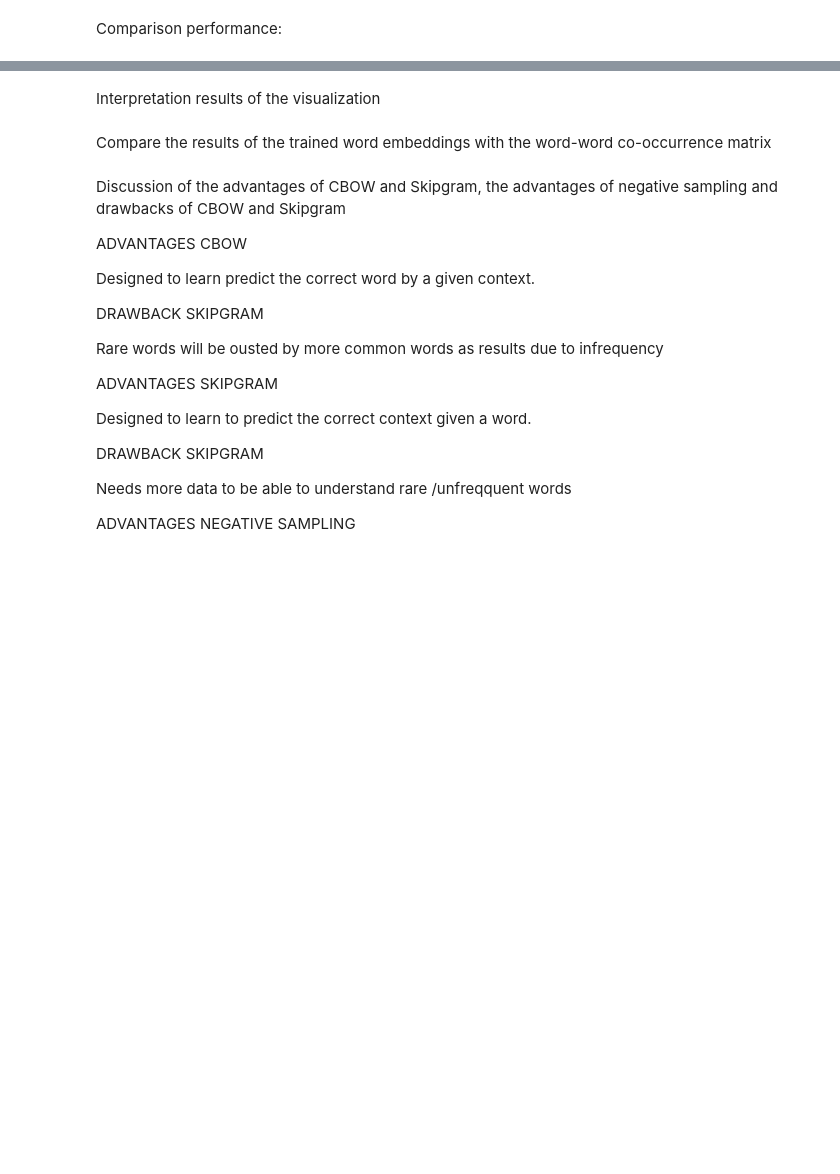
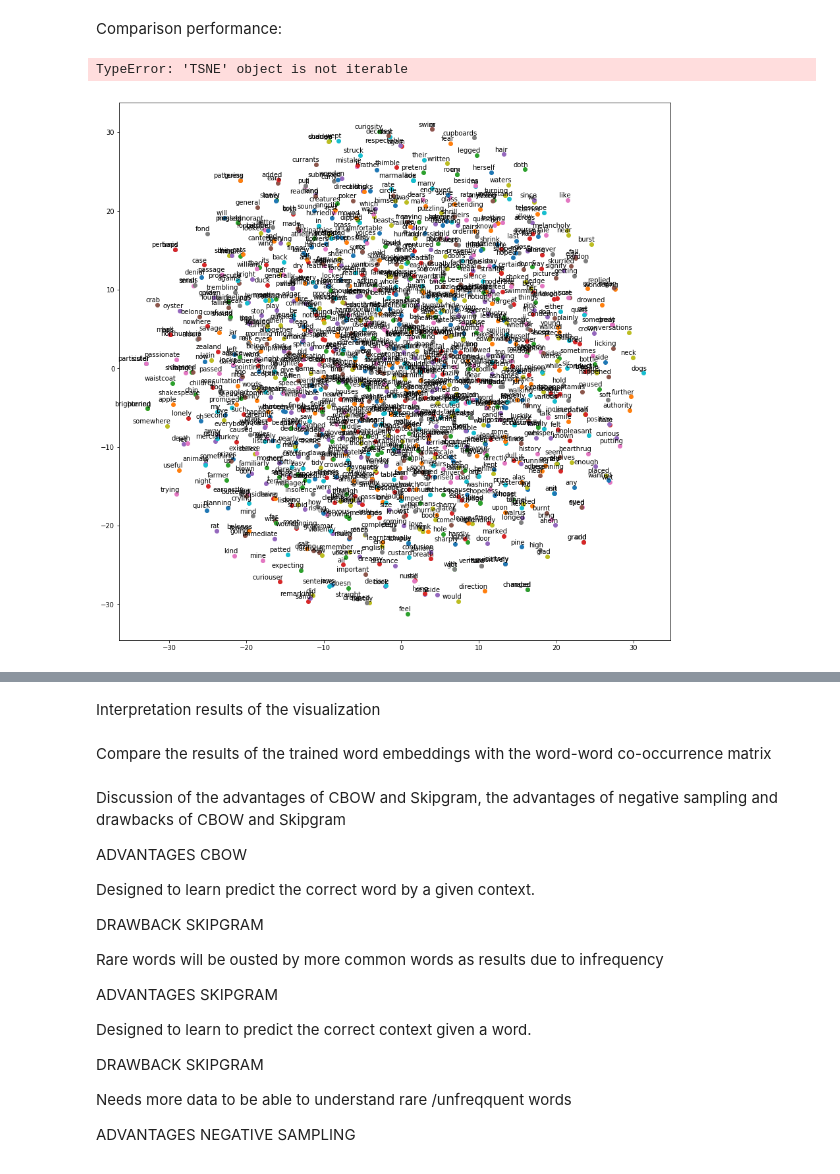
Before and after one commit to joepwijnhoven/RecommenderSystems, a Jupyter notebook: Assignment 1.ipynb, the cells around one changed output, grey strips where cells are left out. Saved outputs shown, nothing was run; the diff lists cells and outputs as text; code cells hidden in the pictures; blank space fills up the shorter version.

Commit message:
visualization fix

```diff
--- a/Assignment 1.ipynb
+++ b/Assignment 1.ipynb
@@ -34,7 +34,8 @@ corpus = tokenizer.texts_to_sequences(corpus)
 
 nb_samples = sum(len(s) for s in corpus)
 V = len(tokenizer.word_index) + 1
-print(tokenizer.word_index)
+dict_tokens = tokenizer.word_index
+dict_tokens_reverse = {v: k for k, v in dict_tokens.items()}
 # Is this something they need to change?
 dim = 100
 window_size = 2 #use this window size for Skipgram, CBOW, and the model with the additional hidden layer
@@ -344,7 +346,7 @@ def generate_data_skipgram_from_file():
 for ite in range(10):
     loss = 0.
     for x, y in generate_data_skipgram_from_file():
-        loss += skipgram.train_on_batch(x, y)
+        loss += skipgram1.train_on_batch(x, y)
 
     print(ite, loss)
 # %%
@@ -422,0 +389,34 @@ Comparison performance:
+# %%
+# Write vector skipgram
+f = open('vectors_skipgram.txt' ,'w')
+f.write(" ".join([str(V-1),str(dim)]))
+f.write("\n")
+vectors = skipgram1.get_weights()[0]
+for word, i in tokenizer.word_index.items():
+    f.write(word)
+    f.write(" ")
+    f.write(" ".join(map(str, list(TSNE(vectors[i,:])))))
+    f.write("\n")
+f = open('vectors_skipgram.txt' ,'r')
+print(f.readlines()[1:3])
+# %% [output]
+TypeError: 'TSNE' object is not iterable
+# %%
+#Visualization results trained word embeddings
+vectors = skipgram1.get_weights()[0]
+embeddings = TSNE(n_components=2).fit_transform(vectors)
+
+def plot(embeddings, labels):
+  assert embeddings.shape[0] >= len(labels), 'More labels than embeddings'
+  pylab.figure(figsize=(15,15))  # in inches
+  for i, label in enumerate(labels):
+    x, y = embeddings[i,:]
+    pylab.scatter(x, y)
+    pylab.annotate(label, xy=(x, y), xytext=(5, 2), textcoords='offset points',
+                   ha='right', va='bottom')
+  pylab.show()
+
+words = [dict_tokens_reverse[i] for i in range(1, V)]
+plot(embeddings, words)
+# %% [output]
+[figure, added]
```
Also changed, not shown: parts of 8 cells of this notebook, 1 other file.
